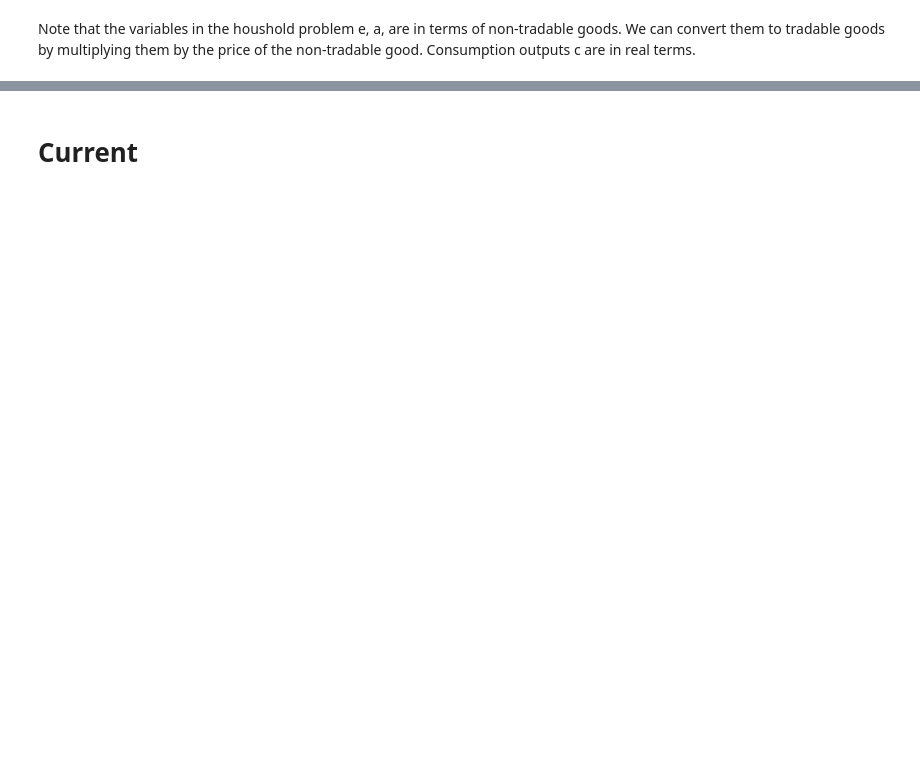
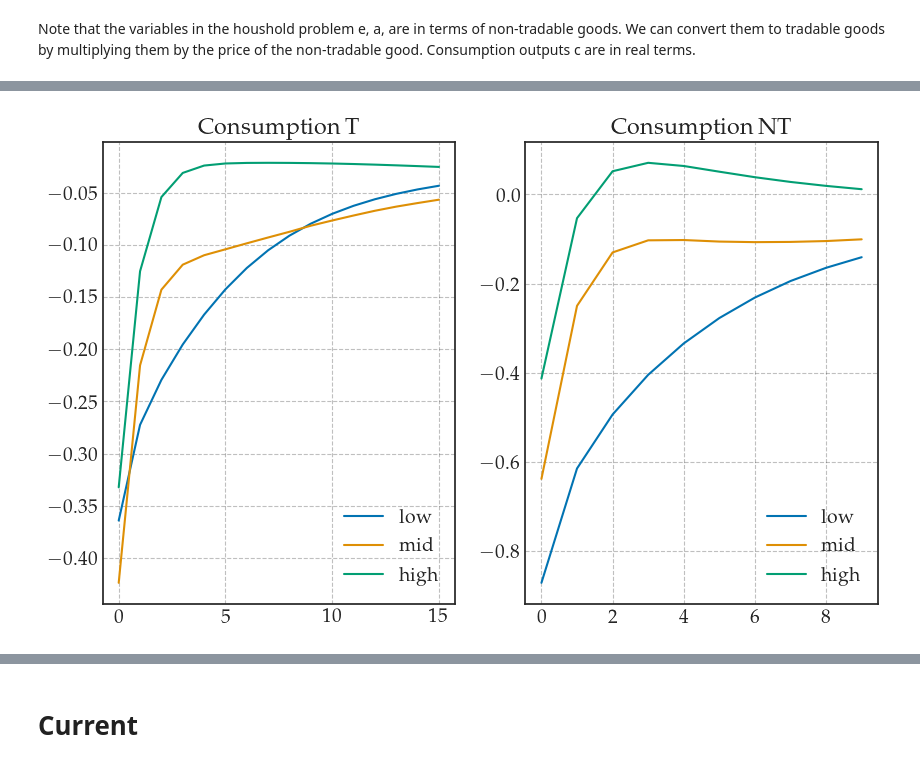
Before and after one commit to funlime/I_HANK_PIGL, a Jupyter notebook: Notebook.ipynb, the cells around one changed output, grey strips where cells are left out. Drawn from its saved outputs; the diff is of its cells as text; code cells hidden in the pictures; blank space fills up the shorter version.

Commit message:
Following different states

```diff
--- a/Notebook.ipynb
+++ b/Notebook.ipynb
@@ -91,0 +111,19 @@ if set_options:
+# %%
+# Model for transition path with no shock
+
+# a. Model with paths for inputs
+model_no_shock = IHANKModelClass(name='Baseline, s = [0,0]')
+model_no_shock.find_ss()
+model_no_shock.compute_jacs()
+model_no_shock.find_transition_path(shocks=[])
+
+# b. simulation of path for state s = 0,0
+# model_no_shock.ss.Dbeg = np.zeros(model_no_shock.ini.Dbeg.shape)
+# model_no_shock.ss.Dbeg[0,0,0] = 1.0
+model_no_shock.simulate_hh_path(Dbeg = Dbeg_low)
+# %%
+
+state = [0,0,0]
+
+Dbeg_low = np.zeros(model.ini.Dbeg.shape)
+Dbeg_low[tuple(state)] = 1.0
@@ -91,0 +146,73 @@ if set_options:
+# %%
+# a. Model with paths for inputs
+
+
+
+
+# def(model, shock, state):
+
+
+# Find paths for HH inputs
+
+#  Model with paths for inputs
+# model_no_shock = model.copy(name=f'Baseline')
+# model_no_shock.find_ss()
+# model_no_shock.compute_jacs()
+# model_no_shock.find_transition_path(shocks=[])
+
+# model_shock = IHANKModelClass(name='Shock')
+# model_shock.find_ss()
+# model_shock.compute_jacs()
+# model_shock.find_transition_path(shocks=shock_PE_s, do_end_check=False)
+
+
+# a.  Choose a state to simulate
+
+#dictionary of states
+states = {}
+states['low'] = [0,0,0]
+states['mid'] = [0,4,10]
+states['high'] = [0,6,300]
+
+CT_diff = {}
+CNT_diff = {}
+#------- for each state, simulate the path
+# state = 'low'
+
+for state in states.keys():
+
+    # empty states
+    Dbeg_choice = np.zeros(model.ini.Dbeg.shape)
+    # choose state
+    Dbeg_choice[tuple(states[state])] = 1.0
+
+    # simulate HH path for states before shock
+    model_no_shock.simulate_hh_path(Dbeg = Dbeg_choice)
+
+    # simulate HH path for states after shock
+    model_shock.simulate_hh_path(Dbeg = Dbeg_choice)
+
+
+
+    # Save the difference in paths for CT and CNT
+    CT_diff[state] = (model_shock.path.CT_hh - model_no_shock.path.CT_hh) / model_no_shock.path.CT_hh * 100
+    CNT_diff[state] = (model_shock.path.CNT_hh - model_no_shock.path.CNT_hh) / model_no_shock.path.CNT_hh * 100
+
+
+
+fig = plt.figure(figsize=(10, 6))
+ax = fig.add_subplot(121)
+ax.set_title('Consumption T')
+
+for state in states.keys():
+    ax.plot(CT_diff[state][:16], label=state)
+
+ax.legend()
+
+
+ax = fig.add_subplot(122)
+ax.set_title('Consumption NT')
+for state in states.keys():
+    ax.plot(CNT_diff[state][:10], label=state)
+ax.legend()
+# %% [output]
@@ -91,0 +220 @@ if set_options:
+[figure, added]
```
Also changed, not shown: parts of 71 cells of this notebook, 41 other files.
